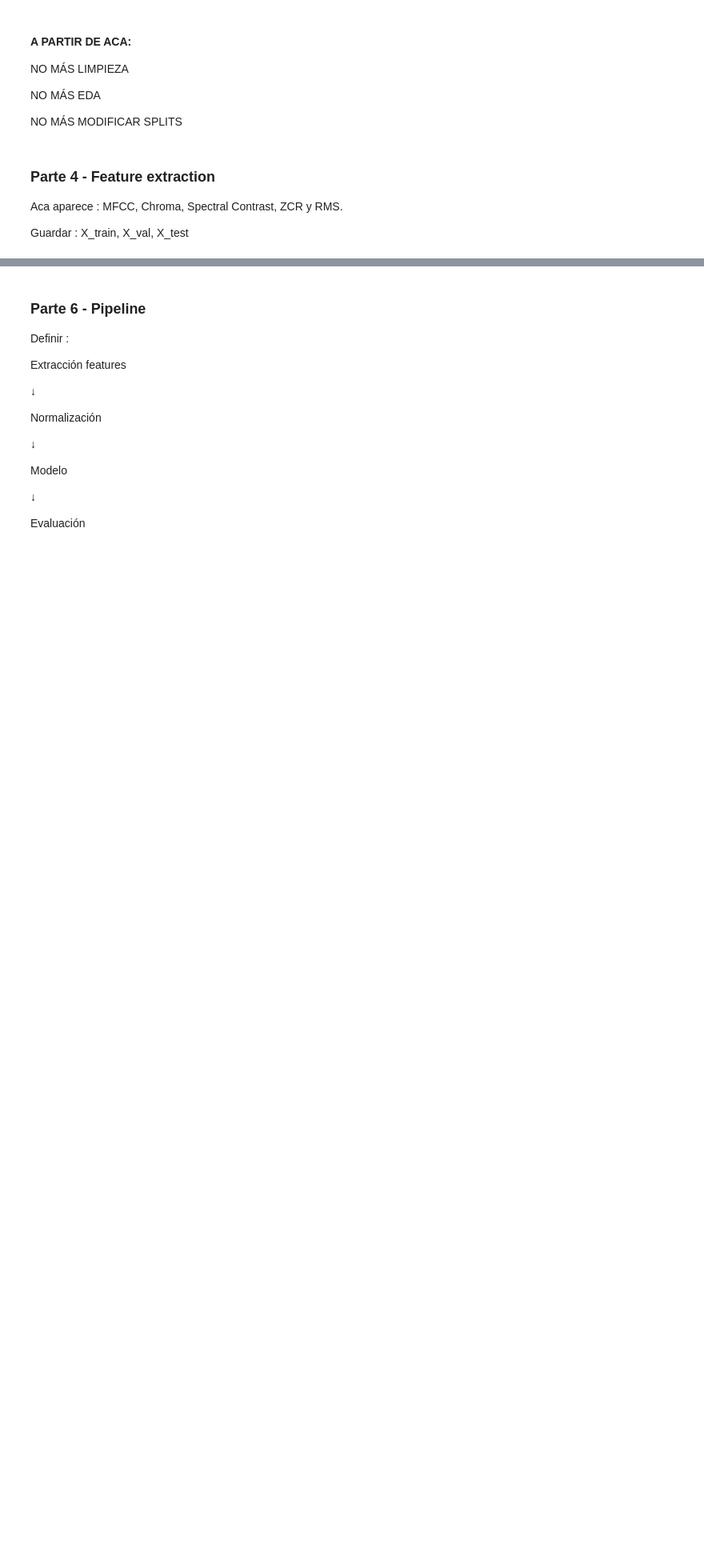
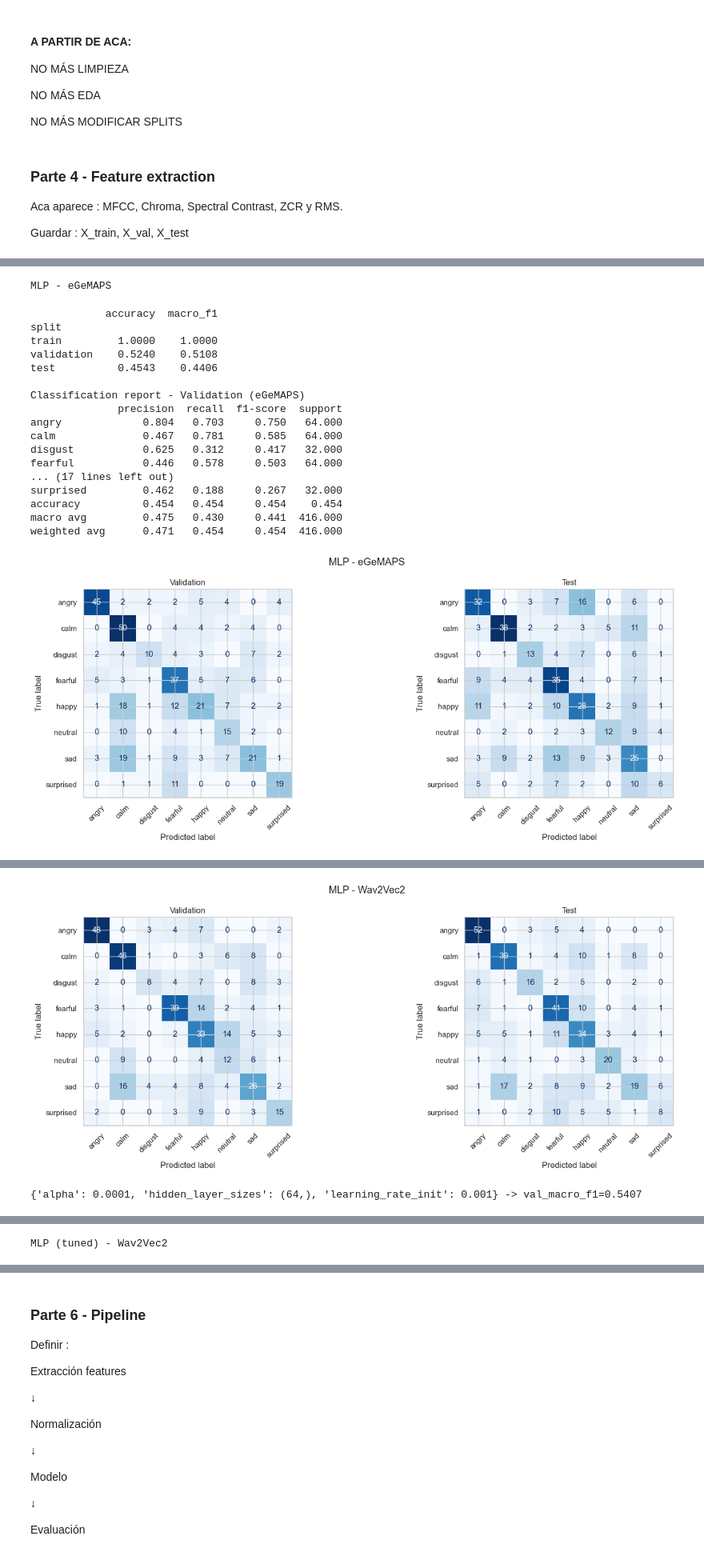
Before and after one commit to pjuls/Proyecto-Final---ML, a Jupyter notebook: notebooks/00_proyecto_final.ipynb, the cells around one changed output, grey strips where cells are left out. Shown at 80% size. Cells and saved outputs as stored; diff of their text form; code cells hidden in the pictures; blank space fills up the shorter version.

```diff
--- a/notebooks/00_proyecto_final.ipynb
+++ b/notebooks/00_proyecto_final.ipynb
@@ -887,0 +1093,66 @@ Logistic Regression
+# %%
+
+# MLP baseline (eGeMAPS y Wav2Vec2)
+# al MLP no le pasamos feature_cols porque no tiene feature_importances_
+
+mlp_egemaps, metrics_mlp_egemaps = run_model(
+    build_mlp(),
+    X_train1, y_train1, X_val1, y_val1, X_test1, y_test1,
+    nombre_modelo="MLP",
+    nombre_features="eGeMAPS",
+)
+
+mlp_wav2vec, metrics_mlp_wav2vec = run_model(
+    build_mlp(),
+    X_train2, y_train2, X_val2, y_val2, X_test2, y_test2,
+    nombre_modelo="MLP",
+    nombre_features="Wav2Vec2",
+)
+
+
+
+
+#  Tuning de hiperparámetros - MLP
+#    Arquitecturas más grandes para Wav2Vec2 porque tiene muchas más dimensiones de entrada que eGeMAPS (embeddings vs features acústicas de bajo nivel).
+
+mlp_param_grid = {
+    "hidden_layer_sizes": [(64,), (128, 64), (256, 128)],
+    "alpha": [1e-4, 1e-3],
+    "learning_rate_init": [1e-3, 5e-4],
+}
+
+best_mlp_wav2vec, mlp_search_results_wav2vec = tune_hyperparameters(
+    build_mlp,
+    mlp_param_grid,
+    X_train2, y_train2, X_val2, y_val2,
+    scoring="macro_f1",
+)
+
+display(mlp_search_results_wav2vec.round(4))
+
+_, metrics_mlp_wav2vec_tuned = run_model(
+    best_mlp_wav2vec,
+    X_train2, y_train2, X_val2, y_val2, X_test2, y_test2,
+    nombre_modelo="MLP (tuned)",
+    nombre_features="Wav2Vec2",
+)
+# %% [output]
+MLP - eGeMAPS
+            accuracy  macro_f1
+split
+train         1.0000    1.0000
+validation    0.5240    0.5108
+test          0.4543    0.4406
+
+Classification report - Validation (eGeMAPS)
+              precision  recall  f1-score  support
+angry             0.804   0.703     0.750   64.000
+calm              0.467   0.781     0.585   64.000
+disgust           0.625   0.312     0.417   32.000
+fearful           0.446   0.578     0.503   64.000
+... (17 lines left out)
+surprised         0.462   0.188     0.267   32.000
+accuracy          0.454   0.454     0.454    0.454
+macro avg         0.475   0.430     0.441  416.000
+weighted avg      0.471   0.454     0.454  416.000
+[figure, added]
@@ -887,0 +1176,2 @@ Logistic Regression
+[figure, added]
+{'alpha': 0.0001, 'hidden_layer_sizes': (64,), 'learning_rate_init': 0.001} -> val_macro_f1=0.5407
@@ -887,0 +1205 @@ Logistic Regression
+MLP (tuned) - Wav2Vec2
```
Also changed, not shown: parts of 17 cells of this notebook, 8 other files.
